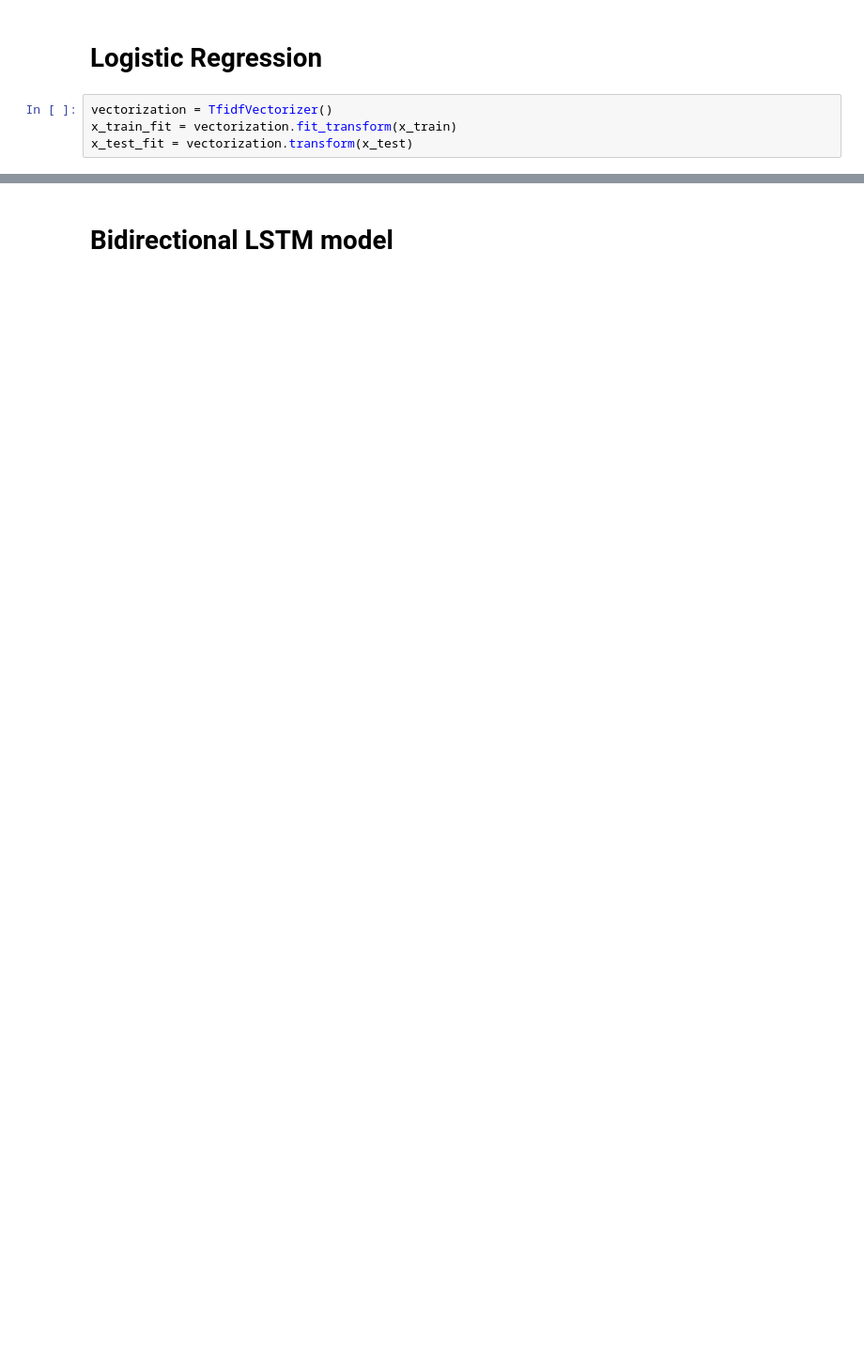
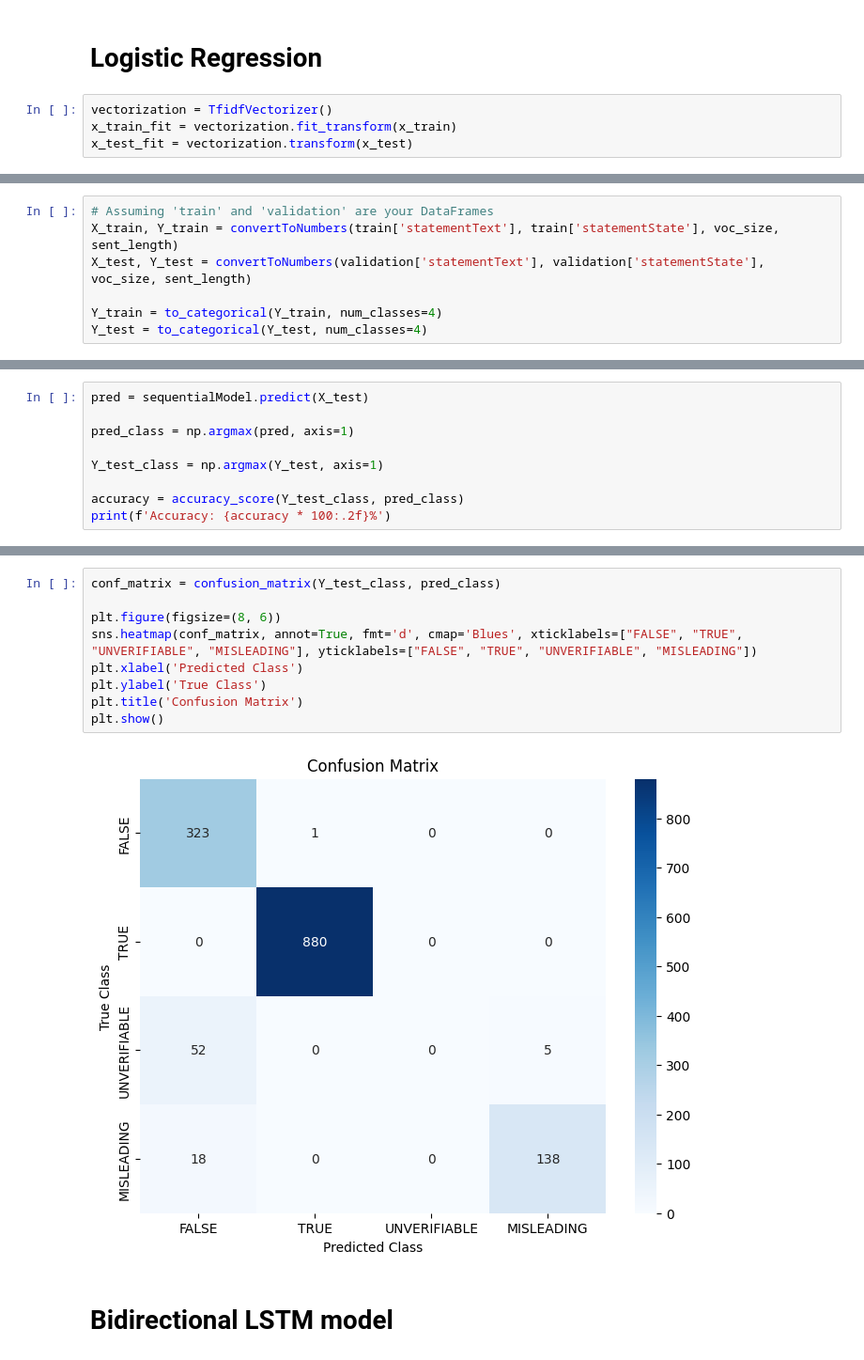
Before and after one commit to adakPaleczny/Fake_detector_MIO, a Jupyter notebook: MIO_fake_detector.ipynb, the cells around one changed output, grey strips where cells are left out. Shown at 94% size. Cells and saved outputs as stored; diff of their text form; blank space fills up the shorter version.

```diff
--- a/MIO_fake_detector.ipynb
+++ b/MIO_fake_detector.ipynb
@@ -165,0 +249,7 @@ print(accuracy_score(y_test, logisticRegressionModel.predict(x_test_fit)))
+# %%
+# Assuming 'train' and 'validation' are your DataFrames
+X_train, Y_train = convertToNumbers(train['statementText'], train['statementState'], voc_size, sent_length)
+X_test, Y_test = convertToNumbers(validation['statementText'], validation['statementState'], voc_size, sent_length)
+
+Y_train = to_categorical(Y_train, num_classes=4)
+Y_test = to_categorical(Y_test, num_classes=4)
@@ -165,0 +298,9 @@ print(accuracy_score(y_test, logisticRegressionModel.predict(x_test_fit)))
+# %%
+pred = sequentialModel.predict(X_test)
+
+pred_class = np.argmax(pred, axis=1)
+
+Y_test_class = np.argmax(Y_test, axis=1)
+
+accuracy = accuracy_score(Y_test_class, pred_class)
+print(f'Accuracy: {accuracy * 100:.2f}%')
@@ -166,2 +310,13 @@ print(accuracy_score(y_test, logisticRegressionModel.predict(x_test_fit)))
+# %%
+conf_matrix = confusion_matrix(Y_test_class, pred_class)
+
+plt.figure(figsize=(8, 6))
+sns.heatmap(conf_matrix, annot=True, fmt='d', cmap='Blues', xticklabels=["FALSE", "TRUE", "UNVERIFIABLE", "MISLEADING"], yticklabels=["FALSE", "TRUE", "UNVERIFIABLE", "MISLEADING"])
+plt.xlabel('Predicted Class')
+plt.ylabel('True Class')
+plt.title('Confusion Matrix')
+plt.show()
+# %% [output]
+[figure, added]
 # %% [markdown]
 # Bidirectional LSTM model
```
Also changed, not shown: parts of 45 cells of this notebook, 2 other files.
